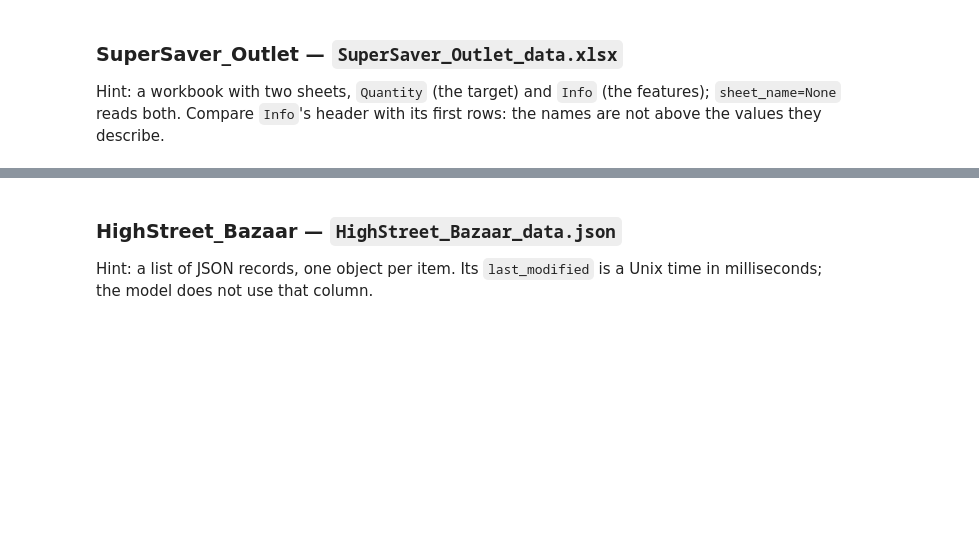
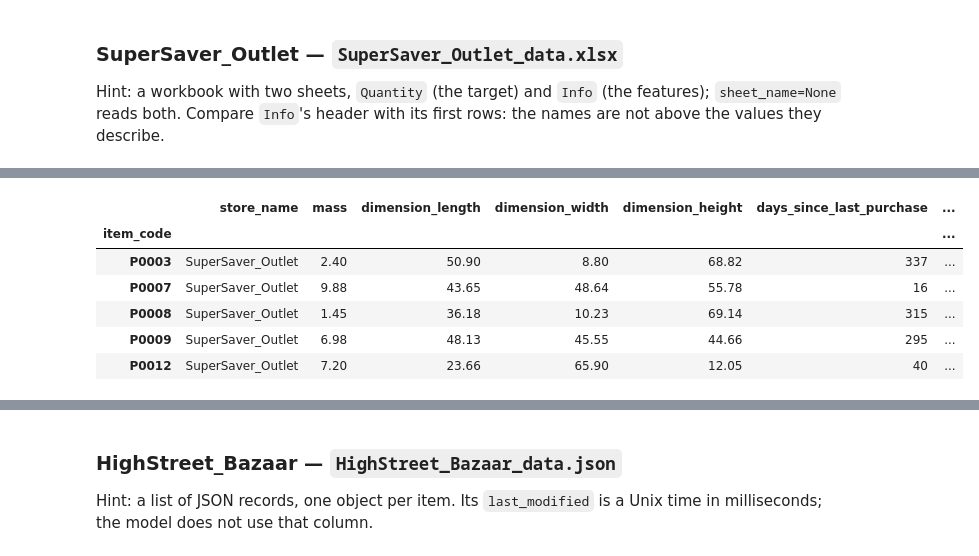
Before and after one commit to hanshunyi0-cyber/mlp-s1-case-study, a Jupyter notebook: website/public/modules/ms2a-machine-learning-practice/challenges/mlp-s1-store-sales.ipynb, the cells around one changed output, grey strips where cells are left out. Drawn from its saved outputs; the diff is of its cells as text; code cells hidden in the pictures; blank space fills up the shorter version.

```diff
--- a/website/public/modules/ms2a-machine-learning-practice/challenges/mlp-s1-store-sales.ipynb
+++ b/website/public/modules/ms2a-machine-learning-practice/challenges/mlp-s1-store-sales.ipynb
@@ -227,8 +228,10 @@ first rows: the names are not above the values they describe.
 # %%
 # TODO: read both sheets, fix the column names of Info, and join the two
 # sheets on item_code (not on row position).
-df_supersaver = pd.read_excel("SuperSaver_Outlet_data.xlsx",sheet_name=None)
-df_supersaver["Info"].head()
-df_supersaver["Info"].columns=df_supersaver["Info"].iloc[0]
-df_supersaver["Info"]=df_supersaver["Info"].drop(0)
+sheets = pd.read_excel("SuperSaver_Outlet_data.xlsx", sheet_name=None)
+
+quantity = sheets["Quantity"].copy()
+info = sheets["Info"].copy()
+quantity.set_index("item_code",inplace=True)
+quantity.head()
 # %% [output]
@@ -235,0 +254,26 @@ KeyError: 'ITEM_CODE'
+# %%
+correct_columns = info.columns[1:]
+info = info.iloc[:, :-1]
+info.columns = correct_columns
+quantity.columns = (
+    quantity.columns.astype(str)
+    .str.strip()
+    .str.lower()
+    .str.replace(" ", "_")
+)
+info.columns = (
+    info.columns.astype(str)
+    .str.strip()
+    .str.lower()
+    .str.replace(" ", "_")
+)
+info=info.set_index("item_code")
+info.head()
+# %% [output]
+|  | store_name | mass | dimension_length | dimension_width | dimension_height | days_since_last_purchase | ... |
+| item_code |  |  |  |  |  |  | ... |
+| P0003 | SuperSaver_Outlet | 2.40 | 50.90 | 8.80 | 68.82 | 337 | ... |
+| P0007 | SuperSaver_Outlet | 9.88 | 43.65 | 48.64 | 55.78 | 16 | ... |
+| P0008 | SuperSaver_Outlet | 1.45 | 36.18 | 10.23 | 69.14 | 315 | ... |
+| P0009 | SuperSaver_Outlet | 6.98 | 48.13 | 45.55 | 44.66 | 295 | ... |
+| P0012 | SuperSaver_Outlet | 7.20 | 23.66 | 65.90 | 12.05 | 40 | ... |
```
Also changed, not shown: parts of 24 cells of this notebook.
